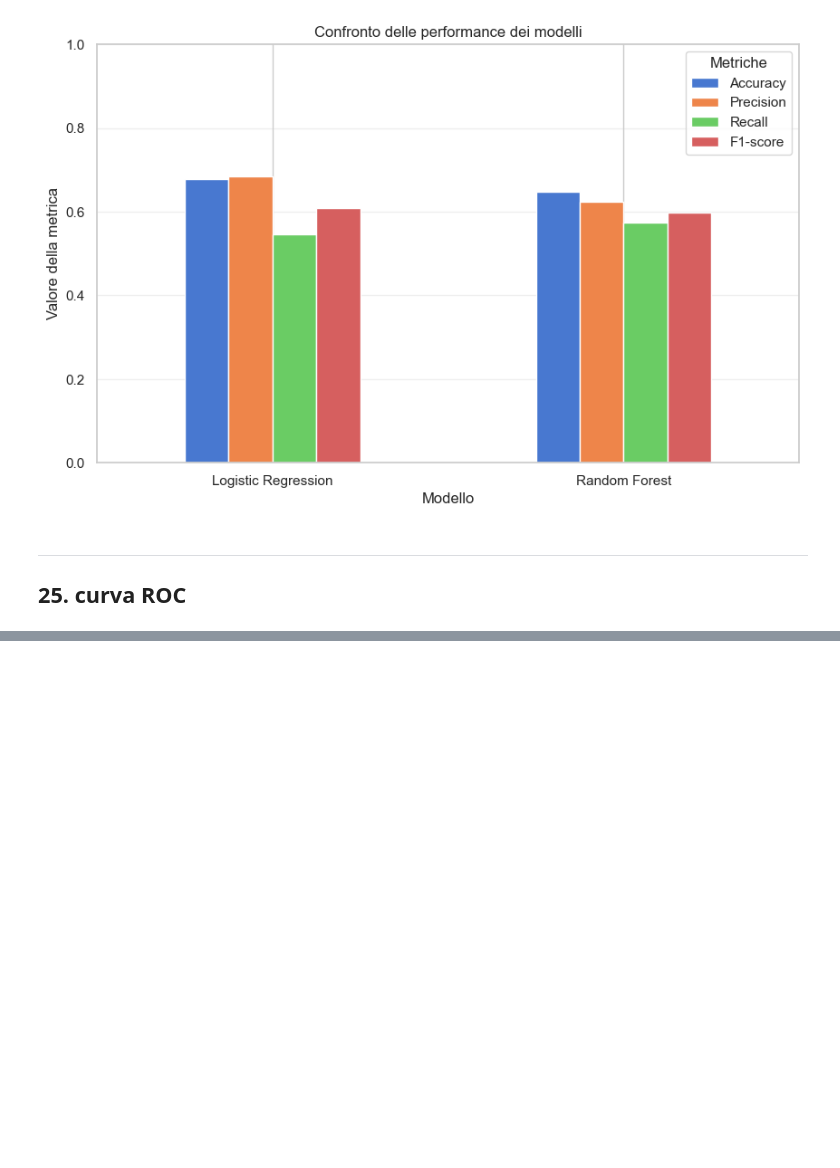
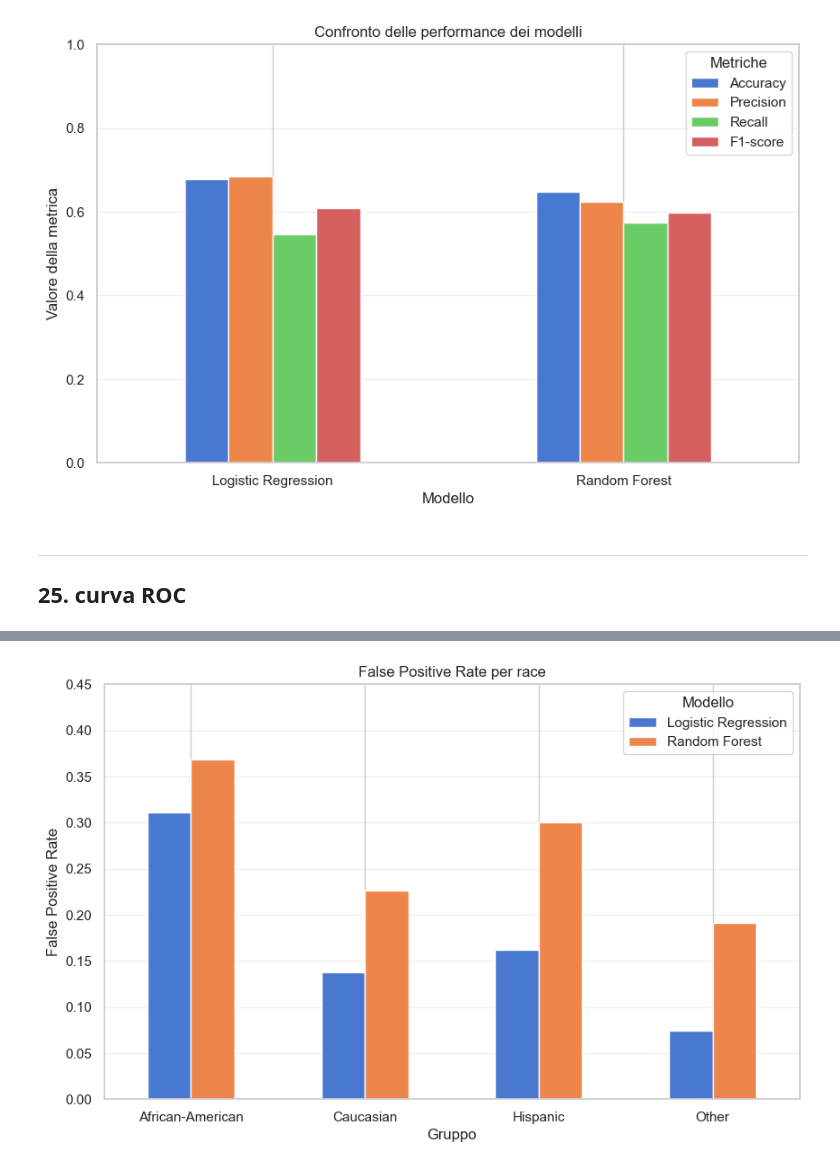
Before and after one commit to anna8987/tesi-COMPAS, a Jupyter notebook: tesiCOMPAS.ipynb, the cells around one changed output, grey strips where cells are left out. Saved outputs shown, nothing was run; the diff lists cells and outputs as text; code cells hidden in the pictures; blank space fills up the shorter version.

```diff
--- a/tesiCOMPAS.ipynb
+++ b/tesiCOMPAS.ipynb
@@ -1552,0 +1724,17 @@ ___
+# %%
+fairness_race_log_compare = fairness_race_log.copy()
+fairness_race_log_compare["Modello"] = "Logistic Regression"
+
+fairness_race_rf_compare = fairness_race_rf.copy()
+fairness_race_rf_compare["Modello"] = "Random Forest"
+
+fairness_race_comparison = pd.concat(
+    [fairness_race_log_compare, fairness_race_rf_compare],
+    ignore_index=True
+)
+
+fairness_race_comparison = fairness_race_comparison[
+    ["Modello", "Gruppo", "N", "False Positive Rate", "False Negative Rate", "Accuracy"]
+]
+
+display(fairness_race_comparison)
@@ -1552,0 +1751,33 @@ ___
+# %%
+import matplotlib.pyplot as plt
+import numpy as np
+
+# Pivot della tabella per confrontare i modelli per ciascun gruppo
+fpr_race_plot = fairness_race_comparison.pivot(
+    index="Gruppo",
+    columns="Modello",
+    values="False Positive Rate"
+)
+
+# Ordine dei gruppi
+fpr_race_plot = fpr_race_plot.loc[
+    ["African-American", "Caucasian", "Hispanic", "Other"]
+]
+
+# Grafico a barre
+ax = fpr_race_plot.plot(
+    kind="bar",
+    figsize=(10, 6)
+)
+
+plt.title("False Positive Rate per race")
+plt.xlabel("Gruppo")
+plt.ylabel("False Positive Rate")
+plt.ylim(0, 0.45)
+plt.xticks(rotation=0)
+plt.grid(axis="y", alpha=0.3)
+plt.legend(title="Modello")
+
+plt.show()
+# %% [output]
+[figure, added]
```
Also changed, not shown: parts of 18 cells of this notebook.
